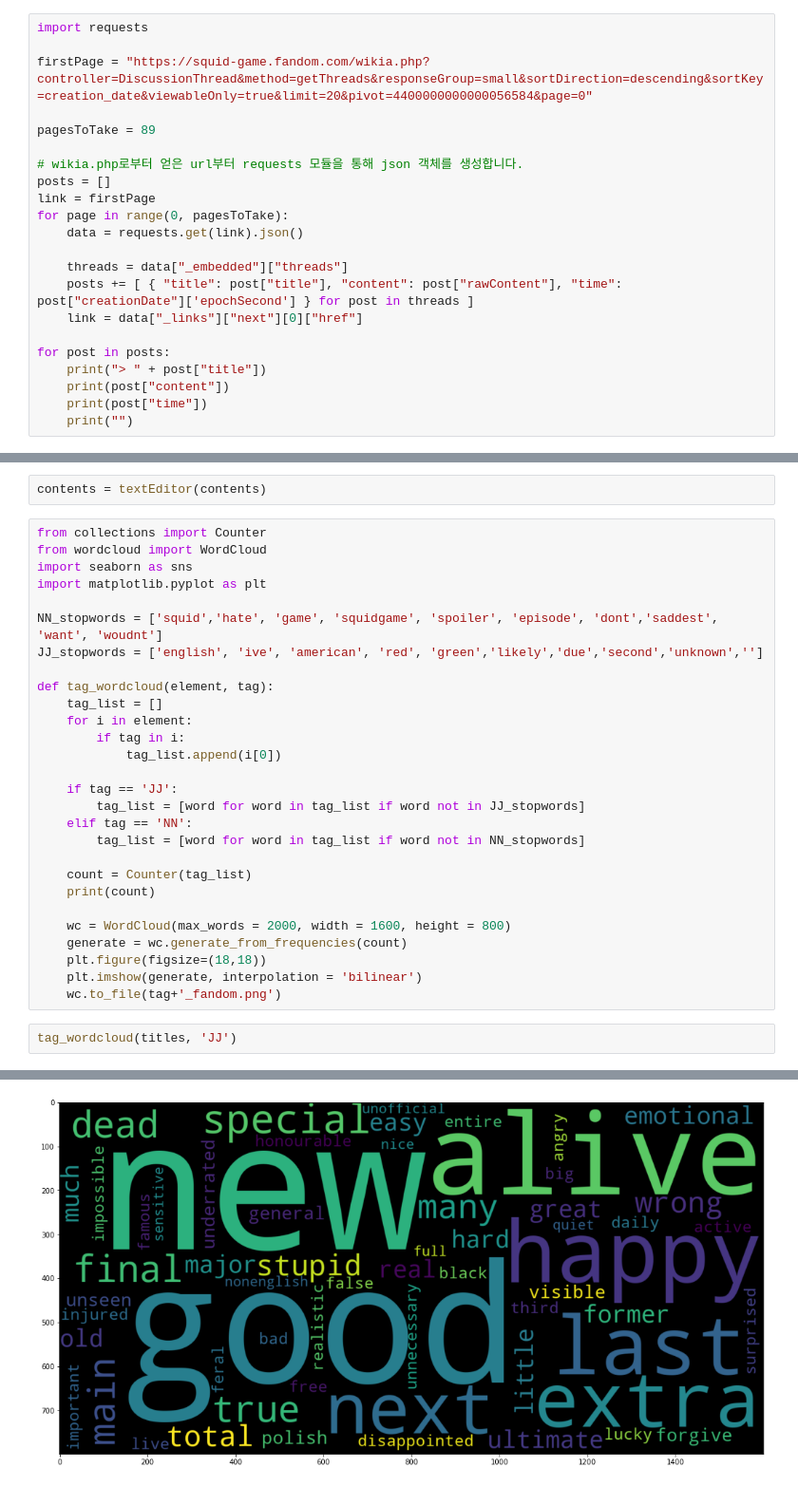
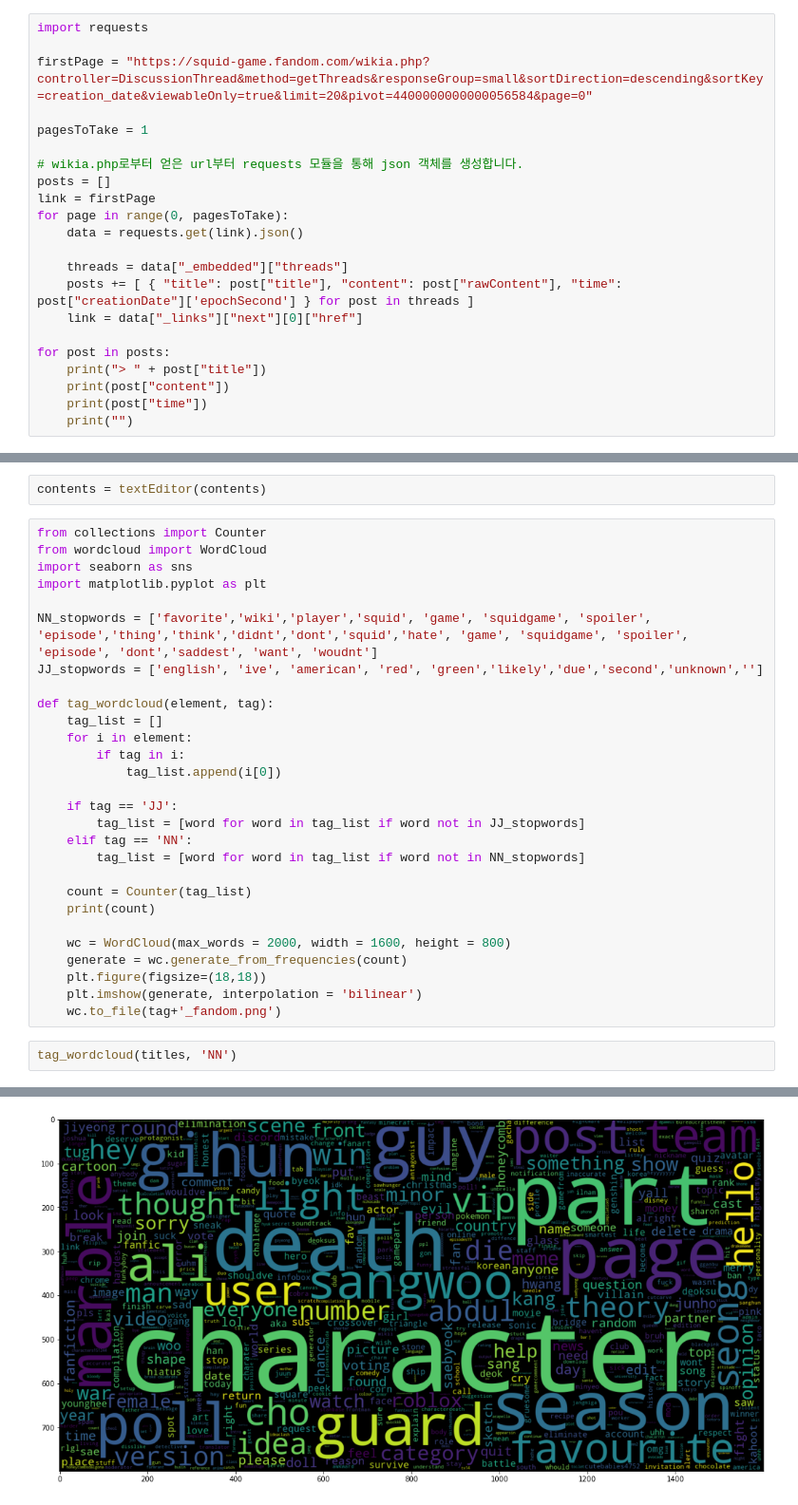
Before and after one commit to 1epss/K-DRAMA-Project, a Jupyter notebook: fandom.ipynb, the cells around one changed output, grey strips where cells are left out. Shown: that part at 95% size. Cells and saved outputs as stored; diff of their text form.

```diff
--- a/fandom.ipynb
+++ b/fandom.ipynb
@@ -14,7 +14,7 @@ import requests
 
 firstPage = "https://squid-game.fandom.com/wikia.php?controller=DiscussionThread&method=getThreads&responseGroup=small&sortDirection=descending&sortKey=creation_date&viewableOnly=true&limit=20&pivot=4400000000000056584&page=0"
 
-pagesToTake = 89
+pagesToTake = 1
 
 # wikia.php로부터 얻은 url부터 requests 모듈을 통해 json 객체를 생성합니다.
 posts = []
@@ -117,7 +121,7 @@ from wordcloud import WordCloud
 import seaborn as sns
 import matplotlib.pyplot as plt
 
-NN_stopwords = ['squid','hate', 'game', 'squidgame', 'spoiler', 'episode', 'dont','saddest', 'want', 'woudnt']
+NN_stopwords = ['favorite','wiki','player','squid', 'game', 'squidgame', 'spoiler', 'episode','thing','think','didnt','dont','squid','hate', 'game', 'squidgame', 'spoiler', 'episode', 'dont','saddest', 'want', 'woudnt']
 JJ_stopwords = ['english', 'ive', 'american', 'red', 'green','likely','due','second','unknown','']
 
 def tag_wordcloud(element, tag):
@@ -140,5 +144,5 @@ def tag_wordcloud(element, tag):
     plt.imshow(generate, interpolation = 'bilinear')
     wc.to_file(tag+'_fandom.png')
 # %%
-tag_wordcloud(titles, 'JJ')
+tag_wordcloud(titles, 'NN')
 # %% [output]
@@ -146 +150 @@ Counter({'new': 23, 'good': 19, 'alive': 10, 'happy': 9, 'last': 8, 'extra': 7,
-[figure, old version]
+[figure, new version]
```
Also changed, not shown: parts of 4 cells of this notebook, 3 other files.
